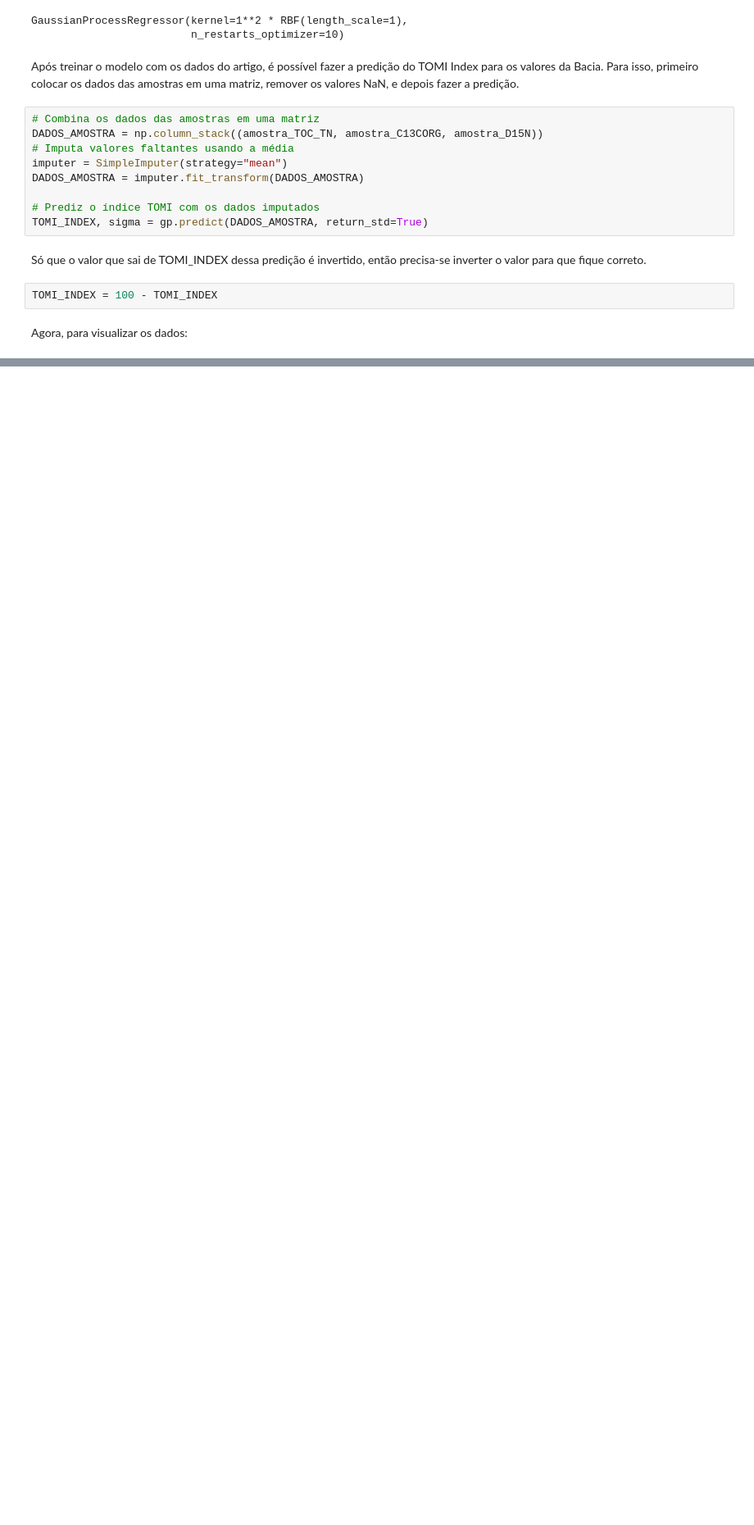
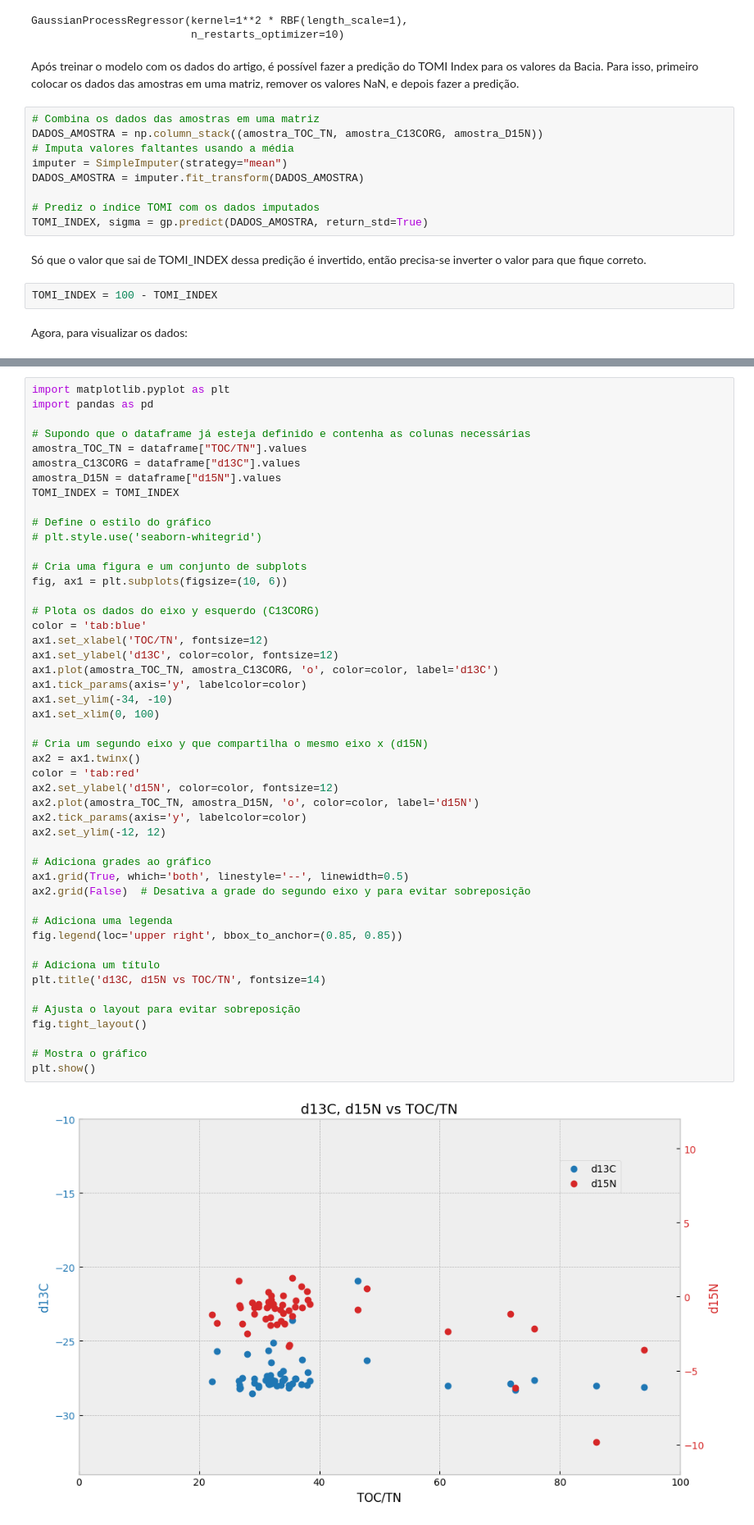
Before and after one commit to albano-a/onyx, a Jupyter notebook: tomi_index_calculation.ipynb, the cells around one changed output, grey strips where cells are left out. Shown: that part at 82% size. Saved outputs shown, nothing was run; the diff lists cells and outputs as text; blank space fills up the shorter version.

```diff
--- a/tomi_index_calculation.ipynb
+++ b/tomi_index_calculation.ipynb
@@ -159,0 +162,50 @@ fig.show()
+# %%
+import matplotlib.pyplot as plt
+import pandas as pd
+
+# Supondo que o dataframe já esteja definido e contenha as colunas necessárias
+amostra_TOC_TN = dataframe["TOC/TN"].values
+amostra_C13CORG = dataframe["d13C"].values
+amostra_D15N = dataframe["d15N"].values
+TOMI_INDEX = TOMI_INDEX
+
+# Define o estilo do gráfico
+# plt.style.use('seaborn-whitegrid')
+
+# Cria uma figura e um conjunto de subplots
+fig, ax1 = plt.subplots(figsize=(10, 6))
+
+# Plota os dados do eixo y esquerdo (C13CORG)
+color = 'tab:blue'
+ax1.set_xlabel('TOC/TN', fontsize=12)
+ax1.set_ylabel('d13C', color=color, fontsize=12)
+ax1.plot(amostra_TOC_TN, amostra_C13CORG, 'o', color=color, label='d13C')
+ax1.tick_params(axis='y', labelcolor=color)
+ax1.set_ylim(-34, -10)
+ax1.set_xlim(0, 100)
+
+# Cria um segundo eixo y que compartilha o mesmo eixo x (d15N)
+ax2 = ax1.twinx()
+color = 'tab:red'
+ax2.set_ylabel('d15N', color=color, fontsize=12)
+ax2.plot(amostra_TOC_TN, amostra_D15N, 'o', color=color, label='d15N')
+ax2.tick_params(axis='y', labelcolor=color)
+ax2.set_ylim(-12, 12)
+
+# Adiciona grades ao gráfico
+ax1.grid(True, which='both', linestyle='--', linewidth=0.5)
+ax2.grid(False)  # Desativa a grade do segundo eixo y para evitar sobreposição
+
+# Adiciona uma legenda
+fig.legend(loc='upper right', bbox_to_anchor=(0.85, 0.85))
+
+# Adiciona um título
+plt.title('d13C, d15N vs TOC/TN', fontsize=14)
+
+# Ajusta o layout para evitar sobreposição
+fig.tight_layout()
+
+# Mostra o gráfico
+plt.show()
+# %% [output]
+[figure, added]
```
Also changed, not shown: parts of 2 cells of this notebook.
